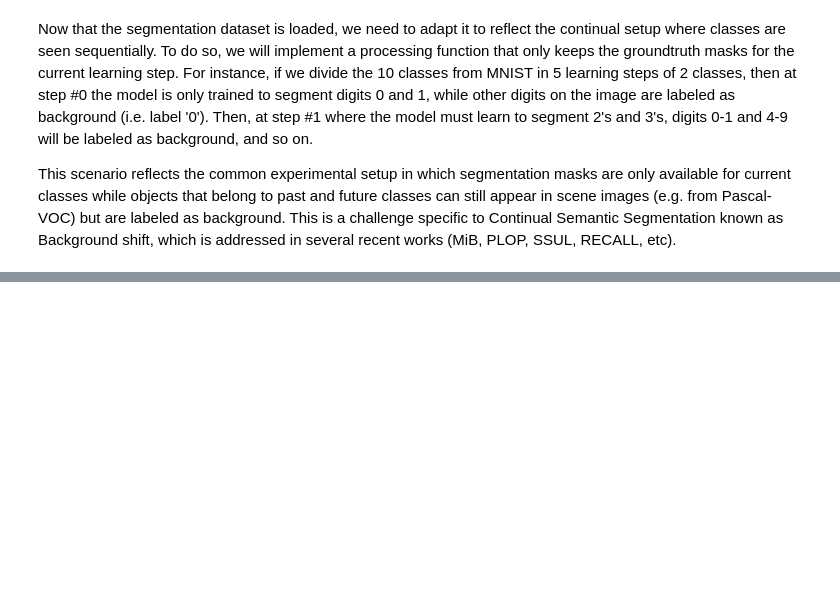
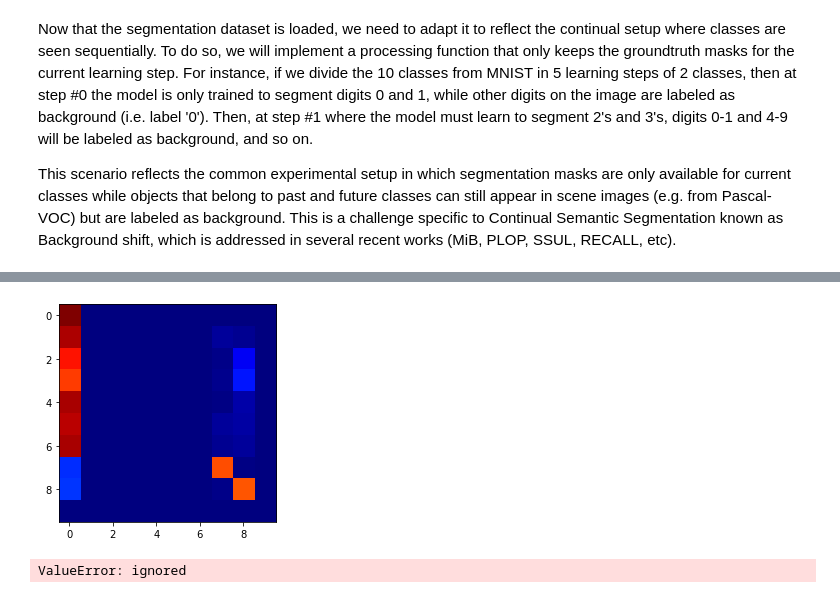
Before and after one commit to mapaf2/mnist-continual-seg, a Jupyter notebook: continual_segmentation_mnist.ipynb, the cells around one changed output, grey strips where cells are left out. Cells and saved outputs as stored; diff of their text form; code cells hidden in the pictures; blank space fills up the shorter version.

```diff
--- a/continual_segmentation_mnist.ipynb
+++ b/continual_segmentation_mnist.ipynb
@@ -345,0 +401,4 @@ plt.imshow(metrics_manager.metrics[0].confusion_matrix/np.sum(metrics_manager.me
+# %%
+evaluater.metrics_manager.metrics[0].create_animation("conf_task3")
+Video("conf_task3.mp4", embed=True)
+# %% [output]
@@ -345,0 +406 @@ plt.imshow(metrics_manager.metrics[0].confusion_matrix/np.sum(metrics_manager.me
+[figure, added]
@@ -346,3 +416,14 @@ plt.imshow(metrics_manager.metrics[0].confusion_matrix/np.sum(metrics_manager.me
+# %%
+increment_task(scenario = continual_mnist, trainer = trainer, metrics_manager = metrics_manager)
+
+for i in tqdm(range(50)):
+  trainer.train(i, continual_mnist)
+
+torch.save(model.state_dict(), f"checkpoints/task-{trainer.curr_task}.pth")
+evaluater.metrics_manager.metrics[0].create_animation("conf_task4")
+Video("conf_task4.mp4", embed=True)
+# %% [output]
+ValueError: ignored
 # %%
 train_data.next_task()
 train_loader = data.DataLoader(train_data, batch_size=36)
```
Also changed, not shown: parts of 32 cells of this notebook.
